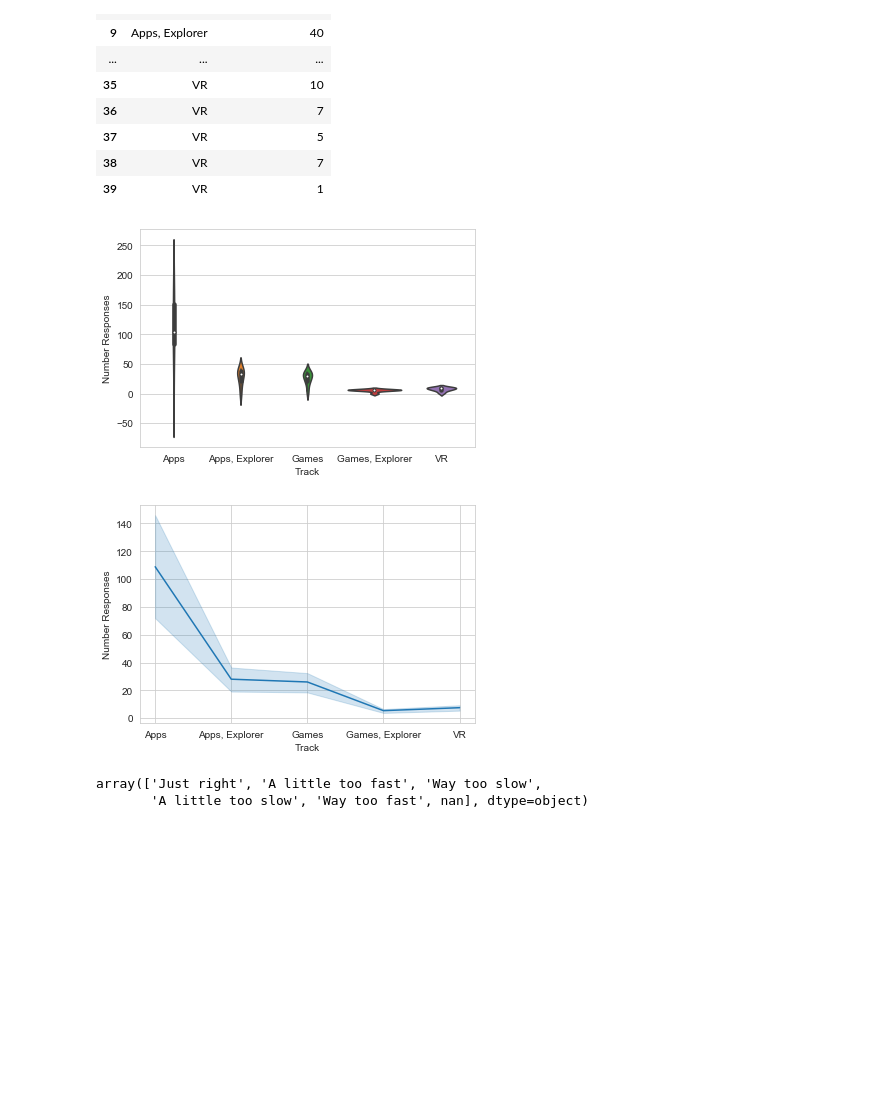
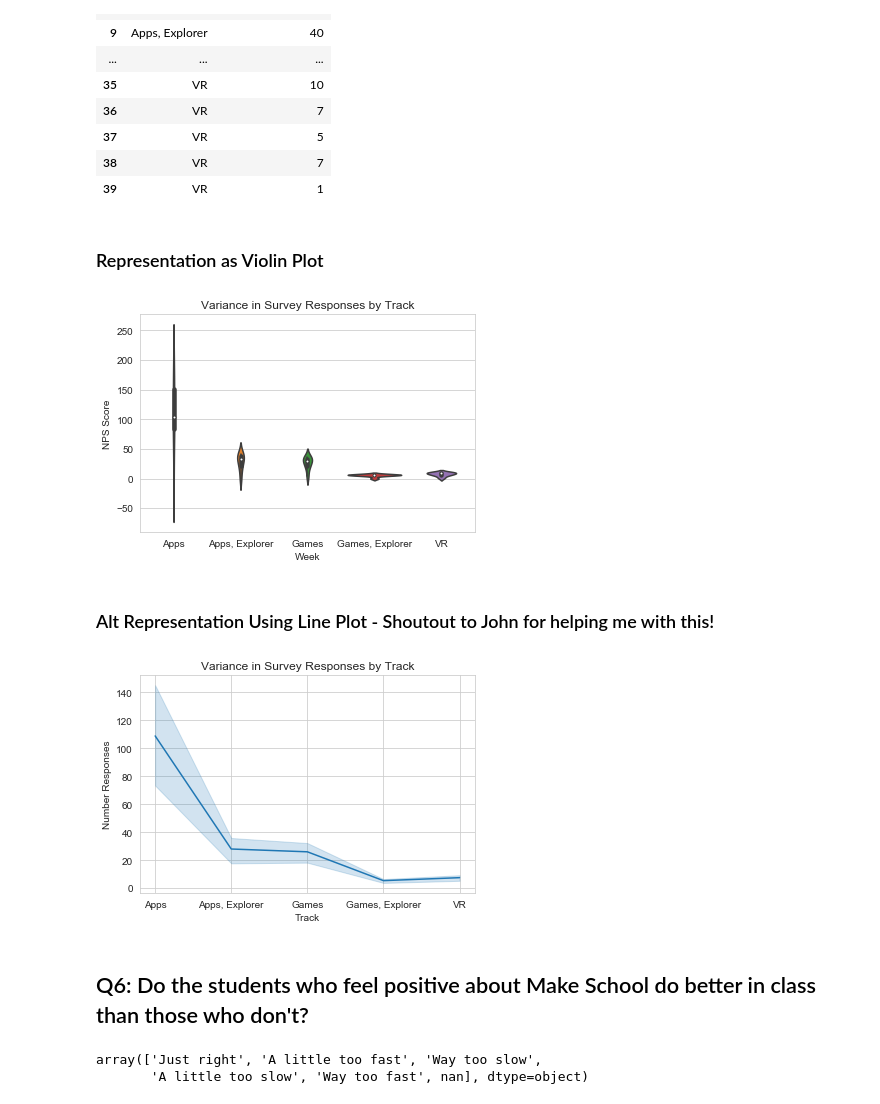
Before and after one commit to UPstartDeveloper/NPS_project, a Jupyter notebook: NPS_data_wrangling.ipynb, the cells around one changed output. Drawn from its saved outputs; the diff is of its cells as text; code cells hidden in the pictures; blank space fills up the shorter version.

Commit message:
Add styling using Markdown.

```diff
--- a/NPS_data_wrangling.ipynb
+++ b/NPS_data_wrangling.ipynb
@@ -244,19 +265,22 @@ renamed_table
 | 37 | VR | 5 |
 | 38 | VR | 7 |
 | 39 | VR | 1 |
+# %% [markdown]
+### Representation as Violin Plot
 # %%
-# Creating a Neat Violin Plot
-
+fig, ax = plt.subplots()
 sns.violinplot(y='Number Responses', x='Track', data=renamed_table)
 ax.set(xlabel='Week', ylabel='NPS Score',
        title='Variance in Survey Responses by Track')
 plt.show()
 # %% [output]
-[figure, old version]
+[figure, new version]
+# %% [markdown]
+### Alt Representation Using Line Plot - Shoutout to John for helping me with this!
 # %%
-# Alt Representation Using Line Plot - Shoutout to John for helping me with this!
+fig, ax = plt.subplots()
 ax.set(title='Variance in Survey Responses by Track')
 sns.lineplot(y='Number Responses', x='Track', data=renamed_table)
 plt.show()
 # %% [output]
-[figure, old version]
+[figure, new version]
@@ -265,3 +287,5 @@ plt.show()
+# %% [markdown]
+## Q6: Do the students who feel positive about Make School do better in class than those who don't?
 # %%
 pacing_replies = df['Schedule Pacing'].unique()
 pacing_replies
```
Also changed, not shown: parts of 58 cells of this notebook.
